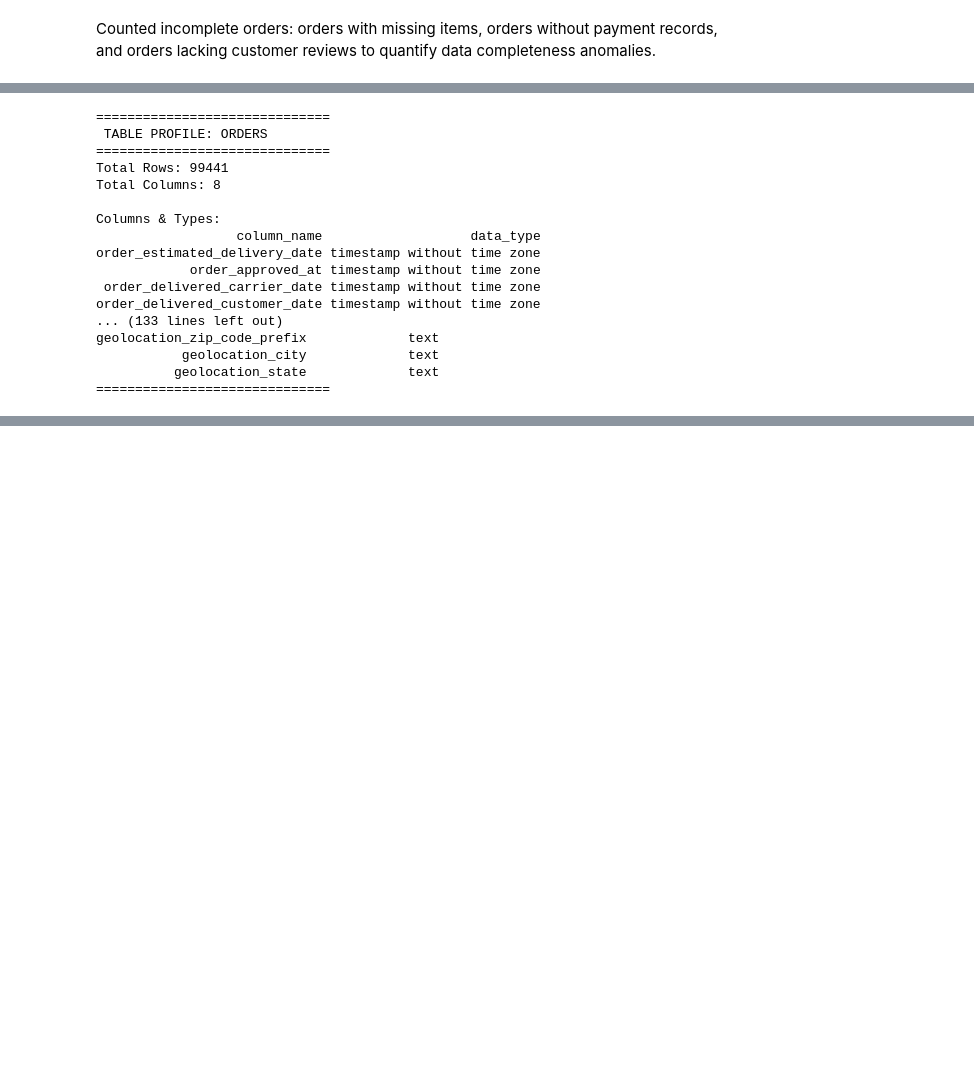
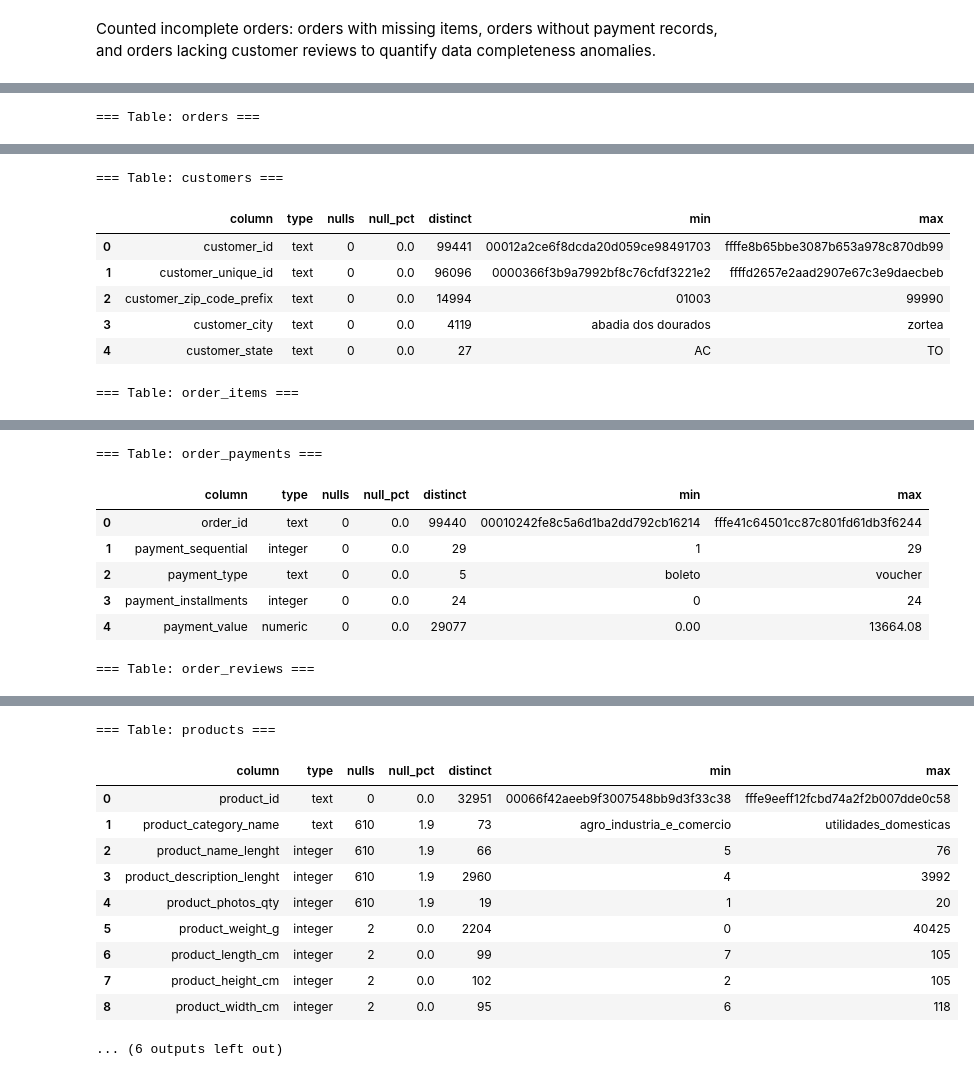
Before and after one commit to anooswajeeh2004/analytics-portfolio, a Jupyter notebook: notebooks/day-01-meet-the-data.ipynb, the cells around one changed output, grey strips where cells are left out. Cells and saved outputs as stored; diff of their text form; code cells hidden in the pictures; blank space fills up the shorter version.

```diff
--- a/notebooks/day-01-meet-the-data.ipynb
+++ b/notebooks/day-01-meet-the-data.ipynb
@@ -347,22 +343,7 @@ tables = [
 ]
 
 for t in tables:
-    profile_table(t)
+    print(f"=== Table: {t} ===")
+    display(profile_table(t))
 # %% [output]
-==============================
- TABLE PROFILE: ORDERS
-==============================
-Total Rows: 99441
-Total Columns: 8
-
-Columns & Types:
-                  column_name                   data_type
-order_estimated_delivery_date timestamp without time zone
-            order_approved_at timestamp without time zone
- order_delivered_carrier_date timestamp without time zone
-order_delivered_customer_date timestamp without time zone
-... (133 lines left out)
-geolocation_zip_code_prefix             text
-           geolocation_city             text
-          geolocation_state             text
-==============================
+=== Table: orders ===
@@ -368,0 +359,8 @@ geolocation_zip_code_prefix             text
+=== Table: customers ===
+|  | column | type | nulls | null_pct | distinct | min | max |
+| 0 | customer_id | text | 0 | 0.0 | 99441 | 00012a2ce6f8dcda20d059ce98491703 | ffffe8b65bbe3087b653a978c870db99 |
+| 1 | customer_unique_id | text | 0 | 0.0 | 96096 | 0000366f3b9a7992bf8c76cfdf3221e2 | ffffd2657e2aad2907e67c3e9daecbeb |
+| 2 | customer_zip_code_prefix | text | 0 | 0.0 | 14994 | 01003 | 99990 |
+| 3 | customer_city | text | 0 | 0.0 | 4119 | abadia dos dourados | zortea |
+| 4 | customer_state | text | 0 | 0.0 | 27 | AC | TO |
+=== Table: order_items ===
@@ -368,0 +375,8 @@ geolocation_zip_code_prefix             text
+=== Table: order_payments ===
+|  | column | type | nulls | null_pct | distinct | min | max |
+| 0 | order_id | text | 0 | 0.0 | 99440 | 00010242fe8c5a6d1ba2dd792cb16214 | fffe41c64501cc87c801fd61db3f6244 |
+| 1 | payment_sequential | integer | 0 | 0.0 | 29 | 1 | 29 |
+| 2 | payment_type | text | 0 | 0.0 | 5 | boleto | voucher |
+| 3 | payment_installments | integer | 0 | 0.0 | 24 | 0 | 24 |
+| 4 | payment_value | numeric | 0 | 0.0 | 29077 | 0.00 | 13664.08 |
+=== Table: order_reviews ===
@@ -368,0 +391,12 @@ geolocation_zip_code_prefix             text
+=== Table: products ===
+|  | column | type | nulls | null_pct | distinct | min | max |
+| 0 | product_id | text | 0 | 0.0 | 32951 | 00066f42aeeb9f3007548bb9d3f33c38 | fffe9eeff12fcbd74a2f2b007dde0c58 |
+| 1 | product_category_name | text | 610 | 1.9 | 73 | agro_industria_e_comercio | utilidades_domesticas |
+| 2 | product_name_lenght | integer | 610 | 1.9 | 66 | 5 | 76 |
+| 3 | product_description_lenght | integer | 610 | 1.9 | 2960 | 4 | 3992 |
+| 4 | product_photos_qty | integer | 610 | 1.9 | 19 | 1 | 20 |
+| 5 | product_weight_g | integer | 2 | 0.0 | 2204 | 0 | 40425 |
+| 6 | product_length_cm | integer | 2 | 0.0 | 99 | 7 | 105 |
+| 7 | product_height_cm | integer | 2 | 0.0 | 102 | 2 | 105 |
+| 8 | product_width_cm | integer | 2 | 0.0 | 95 | 6 | 118 |
+... (6 outputs left out)
```
Also changed, not shown: parts of 19 cells of this notebook, 16 other files.
